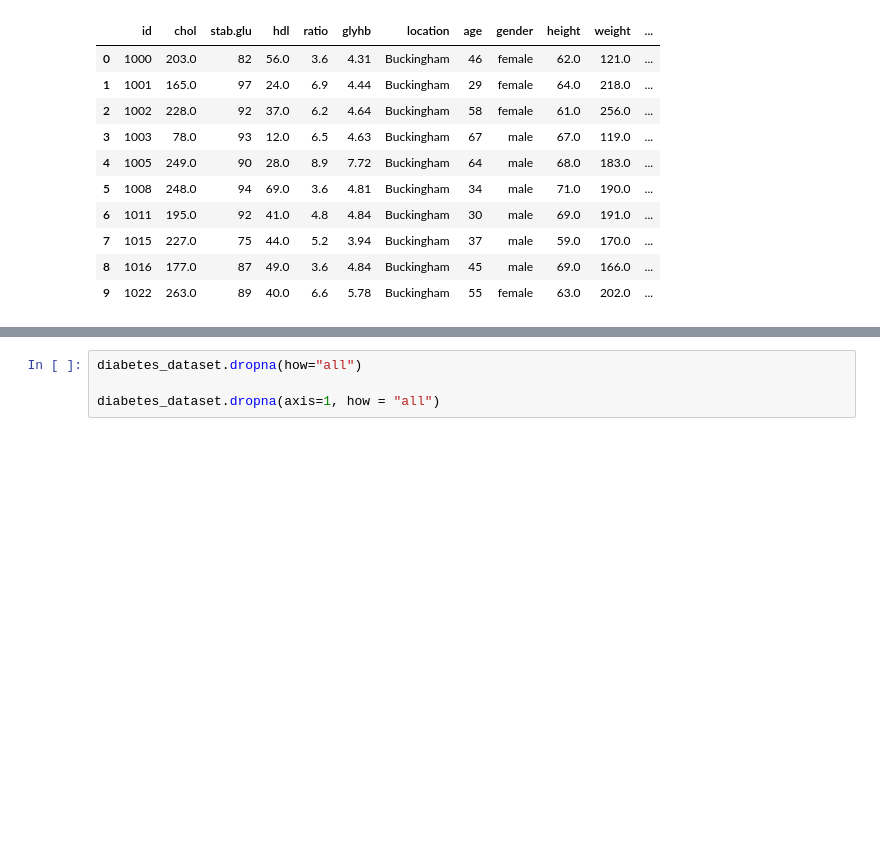
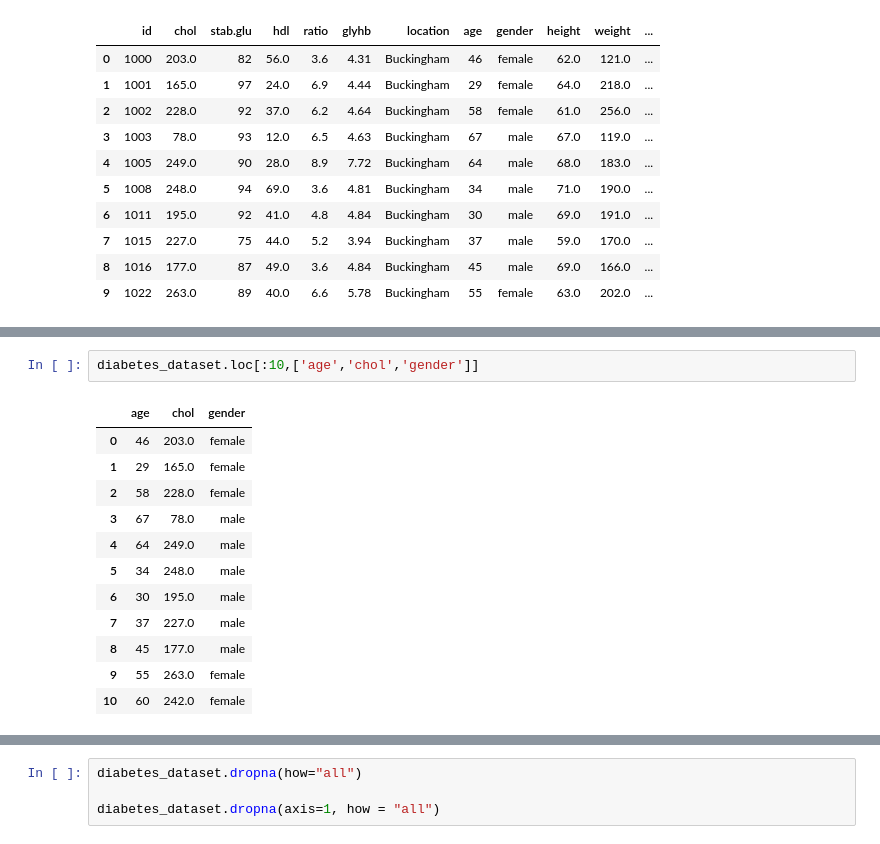
Before and after one commit to gmkumar1988/Data-Analytics-Projects, a Jupyter notebook: Diabetes_Prediction.ipynb, the cells around one changed output, grey strips where cells are left out. Drawn from its saved outputs; the diff is of its cells as text; blank space fills up the shorter version.

```diff
--- a/Diabetes_Prediction.ipynb
+++ b/Diabetes_Prediction.ipynb
@@ -21,0 +60,15 @@ Reading data:
+# %%
+diabetes_dataset.loc[:10,['age','chol','gender']]
+# %% [output]
+|  | age | chol | gender |
+| 0 | 46 | 203.0 | female |
+| 1 | 29 | 165.0 | female |
+| 2 | 58 | 228.0 | female |
+| 3 | 67 | 78.0 | male |
+| 4 | 64 | 249.0 | male |
+| 5 | 34 | 248.0 | male |
+| 6 | 30 | 195.0 | male |
+| 7 | 37 | 227.0 | male |
+| 8 | 45 | 177.0 | male |
+| 9 | 55 | 263.0 | female |
+| 10 | 60 | 242.0 | female |
```
Also changed, not shown: parts of 10 cells of this notebook, 2 other files.
